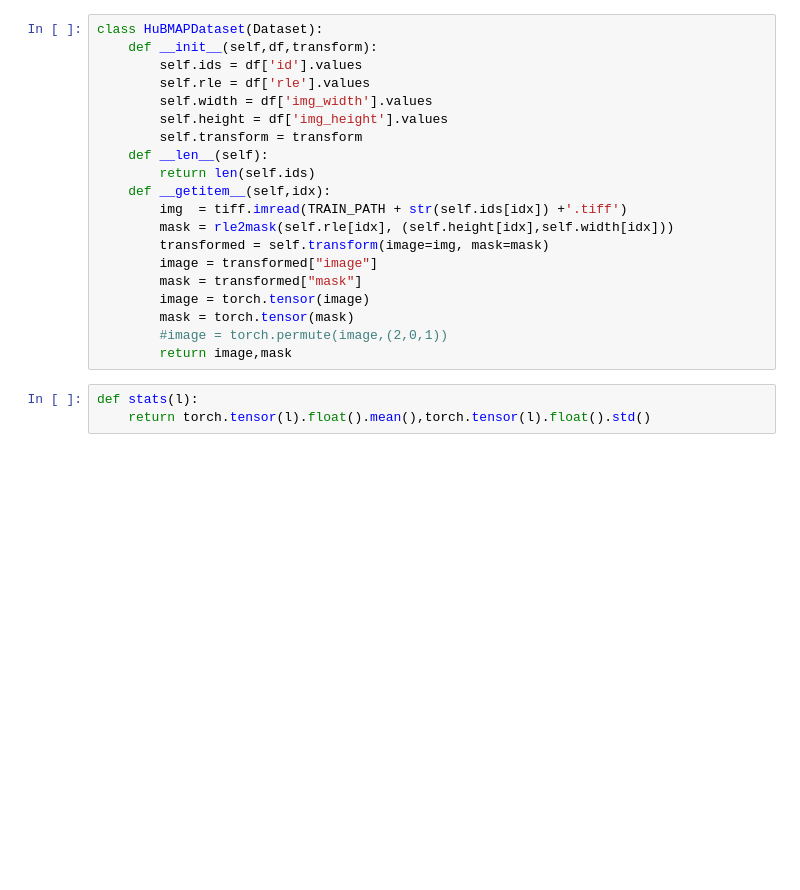
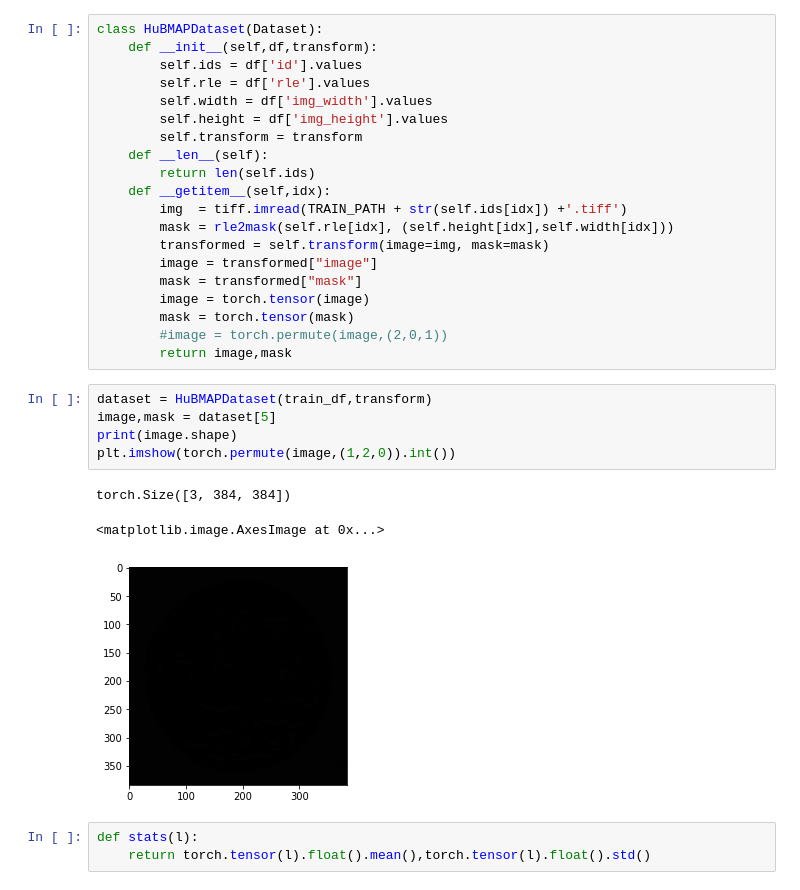
Before and after one commit to DangHa/Hacking_Human_Body_Kaggle, a Jupyter notebook: U-net.ipynb, the cells around one changed output. Drawn from its saved outputs; the diff is of its cells as text; blank space fills up the shorter version.

```diff
--- a/U-net.ipynb
+++ b/U-net.ipynb
@@ -163,6 +156,15 @@ class HuBMAPDataset(Dataset):
         mask = torch.tensor(mask)
         #image = torch.permute(image,(2,0,1))
         return image,mask
+# %%
+dataset = HuBMAPDataset(train_df,transform)
+image,mask = dataset[5]
+print(image.shape)
+plt.imshow(torch.permute(image,(1,2,0)).int())
+# %% [output]
+torch.Size([3, 384, 384])
+<matplotlib.image.AxesImage at 0x...>
+[figure, added]
 # %%
 def stats(l):
     return torch.tensor(l).float().mean(),torch.tensor(l).float().std()
```
Also changed, not shown: parts of 31 cells of this notebook.
